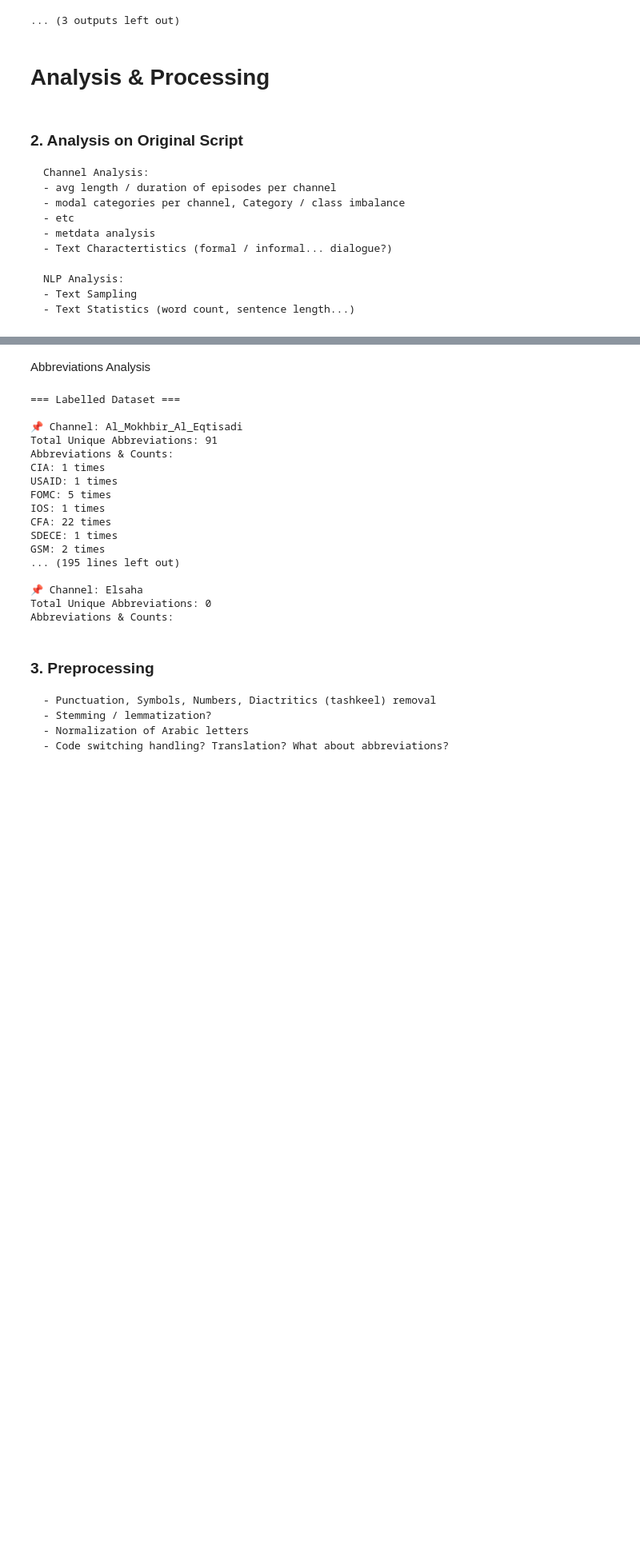
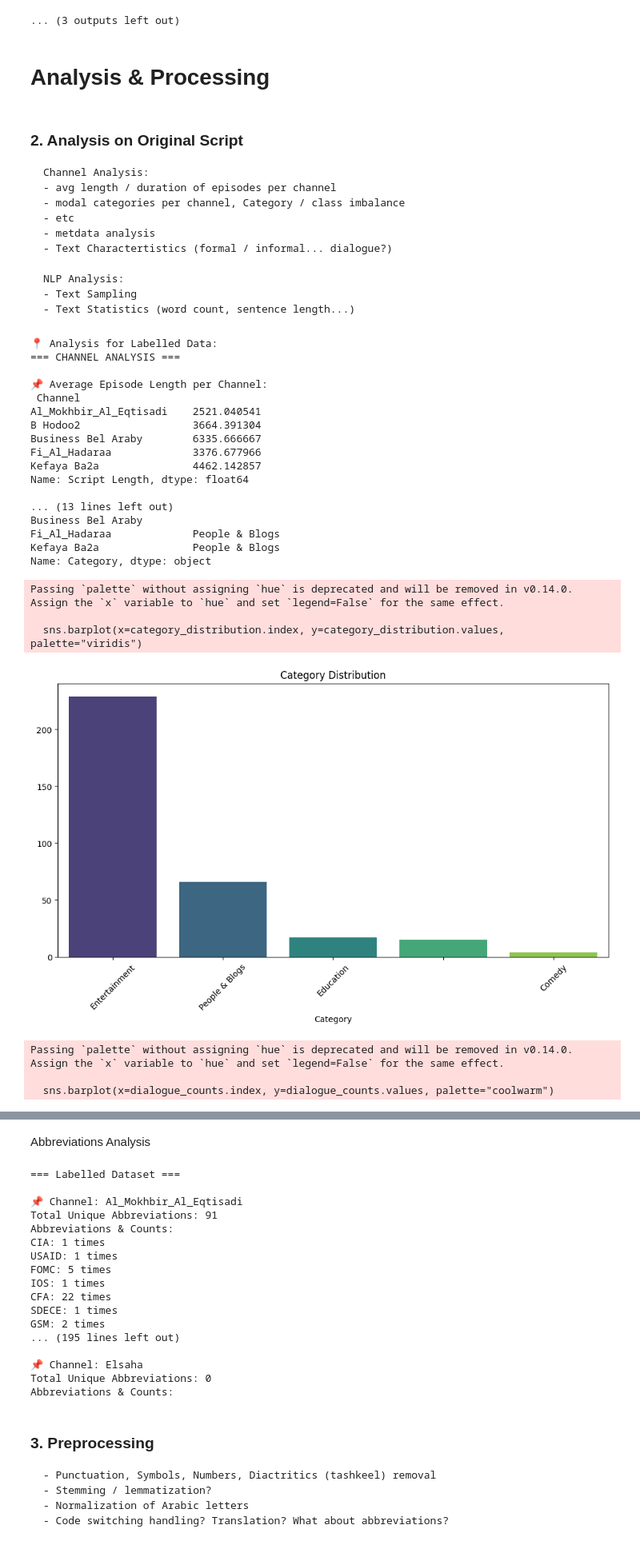
Before and after one commit to ShadyH20/NLP-project, a Jupyter notebook: NLP_Project.ipynb, the cells around one changed output, grey strips where cells are left out. Shown at 80% size. Drawn from its saved outputs; the diff is of its cells as text; code cells hidden in the pictures; blank space fills up the shorter version.

```diff
--- a/NLP_Project.ipynb
+++ b/NLP_Project.ipynb
@@ -334,30 +318,67 @@ def analyze_channel_data(labelled_df):
         plt.title("Dialogue vs. Non-Dialogue Distribution")
         plt.show()
 
 def analyze_nlp_statistics(labelled_df):
     print("=== NLP ANALYSIS ===")
 
     df = labelled_df.copy()
     df["Word Count"] = df["Original Script"].apply(lambda x: len(arabic_tokenizer(x)))
     print("\n📌 Word Count Statistics:\n", df["Word Count"].describe())
 
     # Lexical diversity
     all_words = [word.lower() for sentence in df["Original Script"] for word in arabic_tokenizer(sentence)]
     unique_words = set(all_words)
     lexical_diversity = len(unique_words) / len(all_words) if all_words else 0
     print("\n📌 Lexical Diversity:", round(lexical_diversity, 4))
 
     # Stopword ratio
     filtered_words = [word for word in all_words if word not in ALL_STOPWORDS]
     stopword_ratio = 1 - (len(filtered_words) / len(all_words)) if all_words else 0
     print("\n📌 Percentage of Stopwords:", round(stopword_ratio * 100, 2), "%")
 
     # Most common words
     common_words = Counter(filtered_words)
     print("\n📌 Most Common Words:\n", common_words.most_common(10))
 
     # Common bigrams and trigrams
     bigrams = list(ngrams(filtered_words, 2))
     trigrams = list(ngrams(filtered_words, 3))
     print("\n📌 Most Common Bigrams:\n", Counter(bigrams).most_common(10))
     print("\n📌 Most Common Trigrams:\n", Counter(trigrams).most_common(10))
+
+print("📍 Analysis for Labelled Data:")
+analyze_channel_data(labelled_df)
+
+print("\n📍 NLP Analysis for Labelled Data:")
+analyze_nlp_statistics(labelled_df)
+
+# print("\n📍 Analysis for Unlabelled Data:")
+# analyze_channel_data(unlabelled_df)
+
+# print("\n📍 NLP Analysis for Unlabelled Data:")
+# analyze_nlp_statistics(unlabelled_df)
+# %% [output]
+📍 Analysis for Labelled Data:
+=== CHANNEL ANALYSIS ===
+
+📌 Average Episode Length per Channel:
+ Channel
+Al_Mokhbir_Al_Eqtisadi    2521.040541
+B Hodoo2                  3664.391304
+Business Bel Araby        6335.666667
+Fi_Al_Hadaraa             3376.677966
+Kefaya Ba2a               4462.142857
+Name: Script Length, dtype: float64
+
+... (13 lines left out)
+Business Bel Araby
+Fi_Al_Hadaraa             People & Blogs
+Kefaya Ba2a               People & Blogs
+Name: Category, dtype: object
+Passing `palette` without assigning `hue` is deprecated and will be removed in v0.14.0. Assign the `x` variable to `hue` and set `legend=False` for the same effect.
+
+  sns.barplot(x=category_distribution.index, y=category_distribution.values, palette="viridis")
+[figure, added]
+Passing `palette` without assigning `hue` is deprecated and will be removed in v0.14.0. Assign the `x` variable to `hue` and set `legend=False` for the same effect.
+
+  sns.barplot(x=dialogue_counts.index, y=dialogue_counts.values, palette="coolwarm")
```
Also changed, not shown: parts of 10 cells of this notebook.
